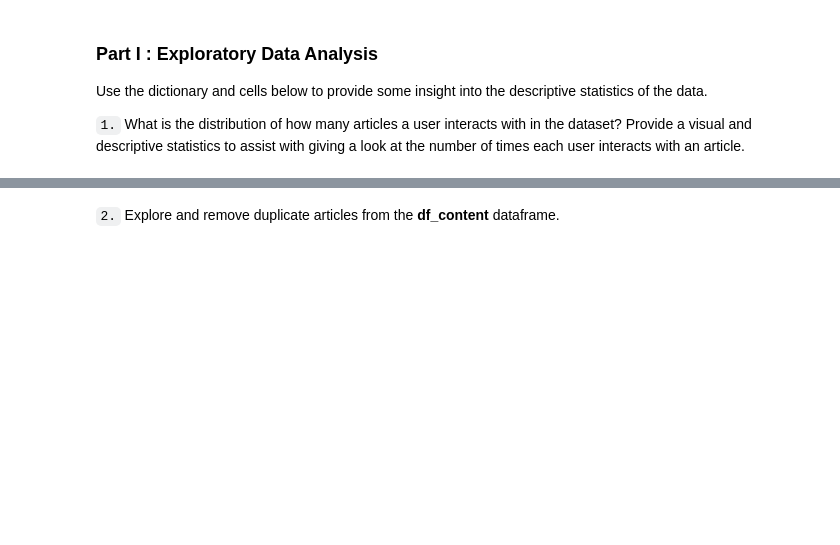
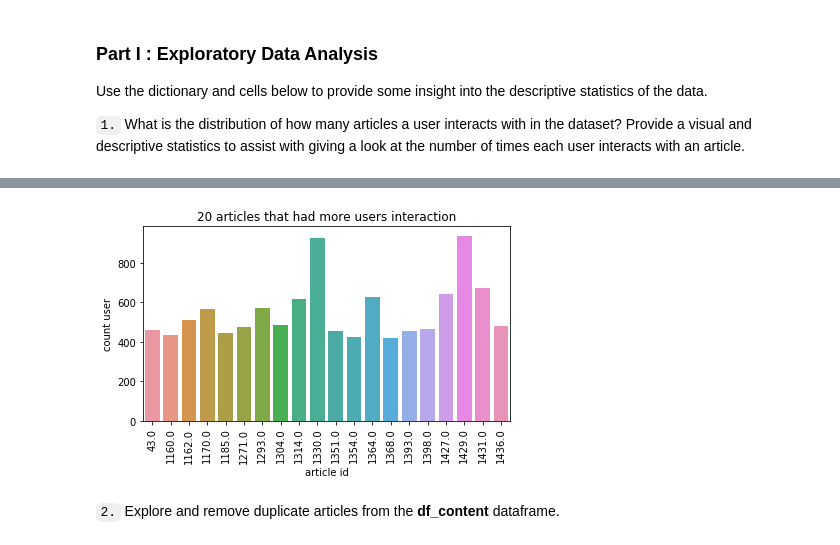
Before and after one commit to Jaouadeddadsi/Recommendations-Engines-with-IBM, a Jupyter notebook: Recommendations_with_IBM.ipynb, the cells around one changed output, grey strips where cells are left out. Drawn from its saved outputs; the diff is of its cells as text; code cells hidden in the pictures; blank space fills up the shorter version.

```diff
--- a/Recommendations_with_IBM.ipynb
+++ b/Recommendations_with_IBM.ipynb
@@ -88,0 +108,10 @@ ax = sns.heatmap(user_by_article.values)
+# %%
+# order of articles that had more users interaction
+most_articles = df_article.sum()
+most_articles = pd.DataFrame({'article_id': most_articles.index,
+                              'count_user': most_articles.values,
+                              'count_interaction': user_by_article.sum().values})
+
+df_2 = df.drop_duplicates(subset=['article_id'])[['article_id', 'title']]
+most_articles = most_articles.merge(df_2).sort_values(by= ['count_interaction'],ascending=False).reset_index(drop=True)
+most_articles.head()
@@ -89,2 +125,13 @@ ax = sns.heatmap(user_by_article.values)
+# %%
+plt.figure()
+sns.barplot(x="article_id", y="count_interaction", data=most_articles.iloc[:20], orient = "v")
+plt.title('20 articles that had more users interaction')
+plt.xlabel('article id')
+plt.ylabel('count user')
+plt.xticks(rotation=90)
+plt.tight_layout()
+plt.show()
+# %% [output]
+[figure, added]
 # %%
 # Fill in the median and maximum number of user_article interactios below
```
Also changed, not shown: parts of 28 cells of this notebook.
